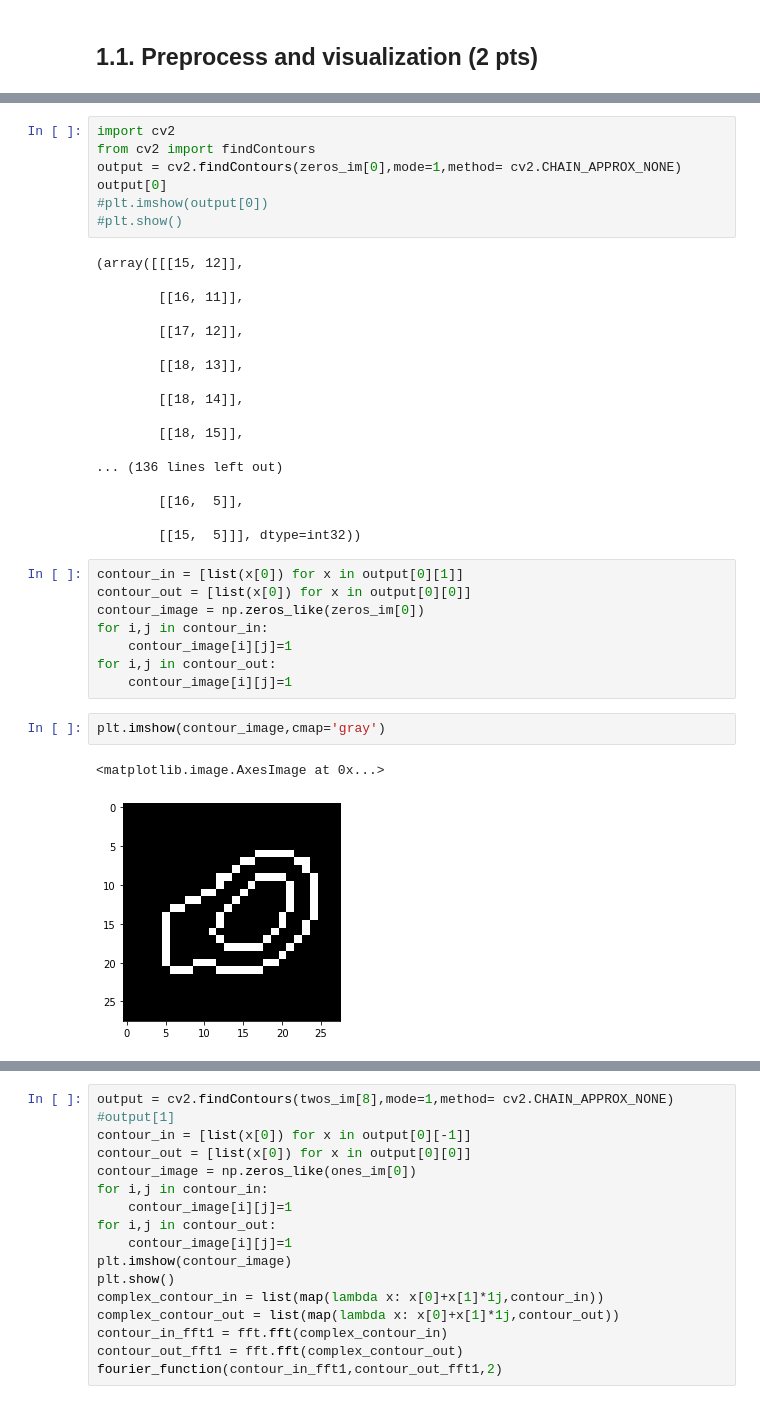
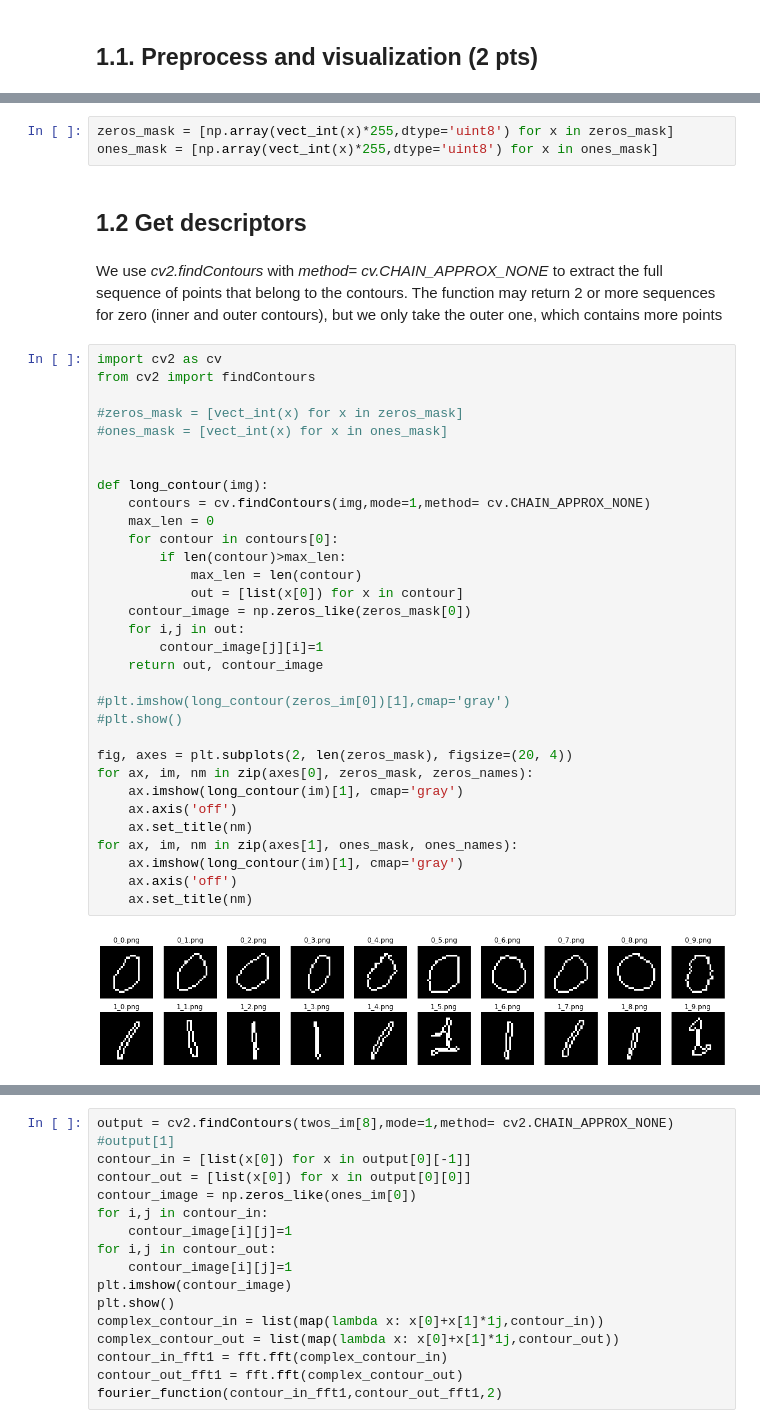
Before and after one commit to pranavkrishna1908/ImageAnalysis, a Jupyter notebook: lab2_final_version.ipynb, the cells around one changed output, grey strips where cells are left out. Cells and saved outputs as stored; diff of their text form.

```diff
--- a/lab2_final_version.ipynb
+++ b/lab2_final_version.ipynb
@@ -67,38 +120,41 @@ TypeError: title() missing 1 required positional argument: 'label'
+# %%
+zeros_mask = [np.array(vect_int(x)*255,dtype='uint8') for x in zeros_mask]
+ones_mask = [np.array(vect_int(x)*255,dtype='uint8') for x in ones_mask]
+# %% [markdown]
+## 1.2 Get descriptors
+# %% [markdown]
+We use *cv2.findContours* with *method= cv.CHAIN_APPROX_NONE* to extract the full sequence of points that belong to the contours. The function may return 2 or more sequences for zero (inner and outer contours), but we only take the outer one, which contains more points
 # %%
-import cv2
+import cv2 as cv
 from cv2 import findContours
-output = cv2.findContours(zeros_im[0],mode=1,method= cv2.CHAIN_APPROX_NONE)
-output[0]
-#plt.imshow(output[0])
+
+#zeros_mask = [vect_int(x) for x in zeros_mask]
+#ones_mask = [vect_int(x) for x in ones_mask]
+
+
+def long_contour(img):
+    contours = cv.findContours(img,mode=1,method= cv.CHAIN_APPROX_NONE)
+    max_len = 0
+    for contour in contours[0]:
+        if len(contour)>max_len:
+            max_len = len(contour)
+            out = [list(x[0]) for x in contour]
+    contour_image = np.zeros_like(zeros_mask[0])
+    for i,j in out:
+        contour_image[j][i]=1
+    return out, contour_image
+
+#plt.imshow(long_contour(zeros_im[0])[1],cmap='gray')
 #plt.show()
+
+fig, axes = plt.subplots(2, len(zeros_mask), figsize=(20, 4))
+for ax, im, nm in zip(axes[0], zeros_mask, zeros_names):
+    ax.imshow(long_contour(im)[1], cmap='gray')
+    ax.axis('off')
+    ax.set_title(nm)
+for ax, im, nm in zip(axes[1], ones_mask, ones_names):
+    ax.imshow(long_contour(im)[1], cmap='gray')
+    ax.axis('off')
+    ax.set_title(nm)
 # %% [output]
-(array([[[15, 12]],
-
-        [[16, 11]],
-
-        [[17, 12]],
-
-        [[18, 13]],
-
-        [[18, 14]],
-
-        [[18, 15]],
-
-... (136 lines left out)
-
-        [[16,  5]],
-
-        [[15,  5]]], dtype=int32))
+[figure, added]
-# %%
-contour_in = [list(x[0]) for x in output[0][1]]
-contour_out = [list(x[0]) for x in output[0][0]]
-contour_image = np.zeros_like(zeros_im[0])
-for i,j in contour_in:
-    contour_image[i][j]=1
-for i,j in contour_out:
-    contour_image[i][j]=1
-# %%
-plt.imshow(contour_image,cmap='gray')
-# %% [output]
-<matplotlib.image.AxesImage at 0x...>
-[figure, removed]
```
Also changed, not shown: parts of 19 cells of this notebook.
